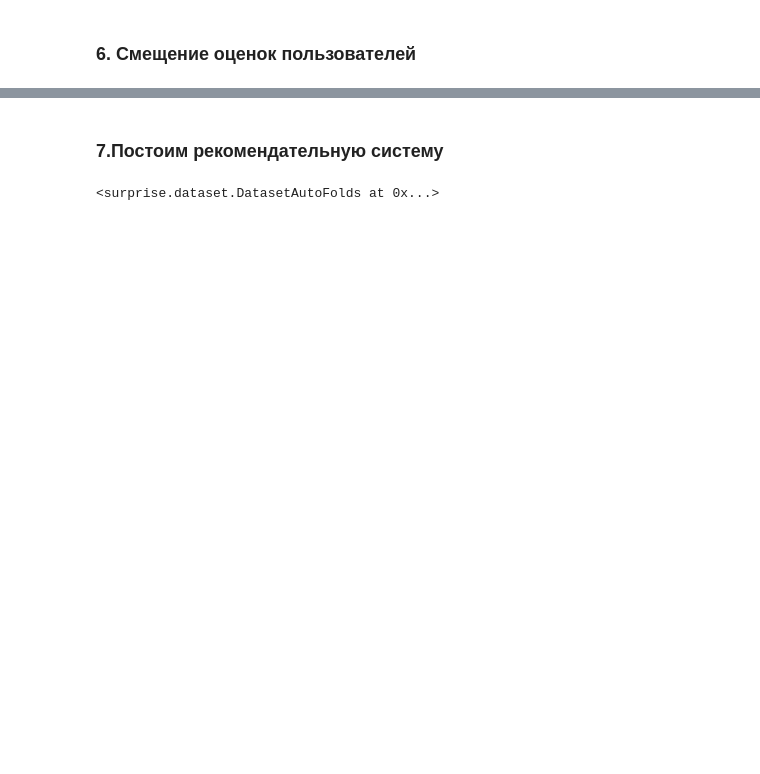
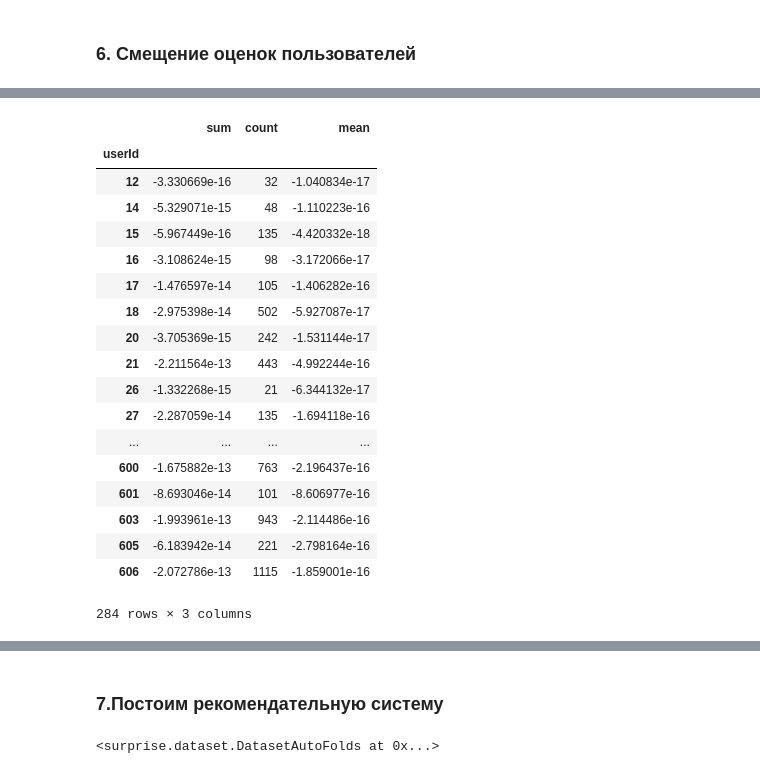
Before and after one commit to Albinamkh21/ds_hw, a Jupyter notebook: hw_recommendation.ipynb, the cells around one changed output, grey strips where cells are left out. Cells and saved outputs as stored; diff of their text form; code cells hidden in the pictures; blank space fills up the shorter version.

```diff
--- a/hw_recommendation.ipynb
+++ b/hw_recommendation.ipynb
@@ -289,3 +331,27 @@ df['user_std'] = df['rating'] - df['mean']
 # %%
-df2 = df.groupby(['userId'], as_index=False)['user_std'].agg(['sum', 'count', 'mean'])
+#второй вариант
+df['user_std2'] = (df['rating'] - df['user_mean'])/df['std']
+df3 = df.groupby(['userId'], as_index=False)['user_std2'].agg(['sum', 'count', 'mean'])
+# %%
+df3[df3['mean']<0]
+# %% [output]
+|  | sum | count | mean |
+| userId |  |  |  |
+| 12 | -3.330669e-16 | 32 | -1.040834e-17 |
+| 14 | -5.329071e-15 | 48 | -1.110223e-16 |
+| 15 | -5.967449e-16 | 135 | -4.420332e-18 |
+| 16 | -3.108624e-15 | 98 | -3.172066e-17 |
+| 17 | -1.476597e-14 | 105 | -1.406282e-16 |
+| 18 | -2.975398e-14 | 502 | -5.927087e-17 |
+| 20 | -3.705369e-15 | 242 | -1.531144e-17 |
+| 21 | -2.211564e-13 | 443 | -4.992244e-16 |
+| 26 | -1.332268e-15 | 21 | -6.344132e-17 |
+| 27 | -2.287059e-14 | 135 | -1.694118e-16 |
+| ... | ... | ... | ... |
+| 600 | -1.675882e-13 | 763 | -2.196437e-16 |
+| 601 | -8.693046e-14 | 101 | -8.606977e-16 |
+| 603 | -1.993961e-13 | 943 | -2.114486e-16 |
+| 605 | -6.183942e-14 | 221 | -2.798164e-16 |
+| 606 | -2.072786e-13 | 1115 | -1.859001e-16 |
+284 rows × 3 columns
 # %%
```
Also changed, not shown: parts of 16 cells of this notebook.
